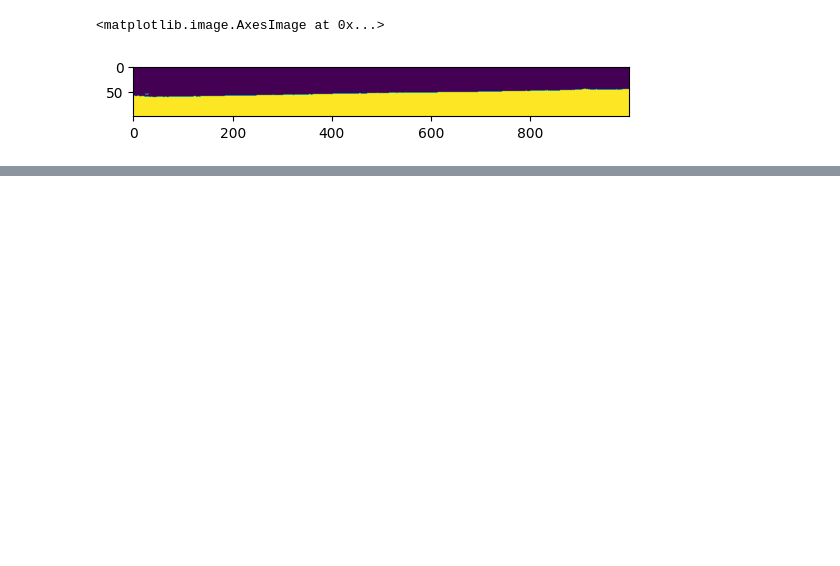
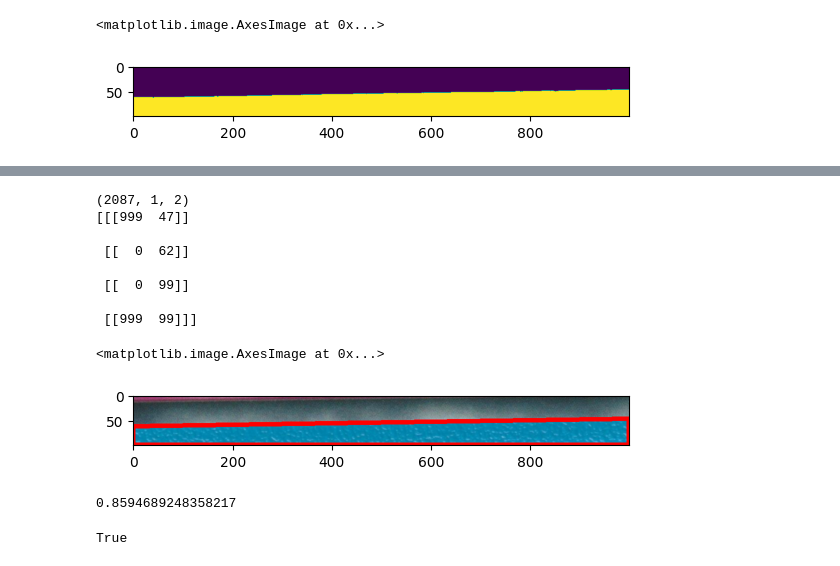
Before and after one commit to DomMcOyle/SynteticCardDataset, a Jupyter notebook: syntetic_card_dataset/generate_images.ipynb, the cells around one changed output, grey strips where cells are left out. Cells and saved outputs as stored; diff of their text form; code cells hidden in the pictures; blank space fills up the shorter version.

```diff
--- a/syntetic_card_dataset/generate_images.ipynb
+++ b/syntetic_card_dataset/generate_images.ipynb
@@ -198,0 +210,17 @@ cnt
+# %%
+cnt, _ = cv.findContours(mask, cv.CHAIN_APPROX_SIMPLE, cv.RETR_LIST)
+print(cnt[0].shape)
+approx = cv.approxPolyDP(cnt[0], 0.01*cv.arcLength(cnt[0], True),True)
+print(approx)
+plt.imshow(cv.drawContours(cv.cvtColor(border_crop, cv.COLOR_HSV2RGB), [approx],0, (255,0,0), thickness=7 ))
+# %% [output]
+(2087, 1, 2)
+[[[999  47]]
+
+ [[  0  62]]
+
+ [[  0  99]]
+
+ [[999  99]]]
+<matplotlib.image.AxesImage at 0x...>
+[figure, added]
@@ -198,0 +234,10 @@ cnt
+# %%
+angle
+# %% [output]
+0.8594689248358217
+# %%
+mask = cv.imread("./res/final.png", cv.IMREAD_GRAYSCALE)
+mask = mask[13:2051, 14:1409]
+cv.imwrite("finalperdavver.png", mask)
+# %% [output]
+True
```
Also changed, not shown: parts of 17 cells of this notebook, 2 other files.
